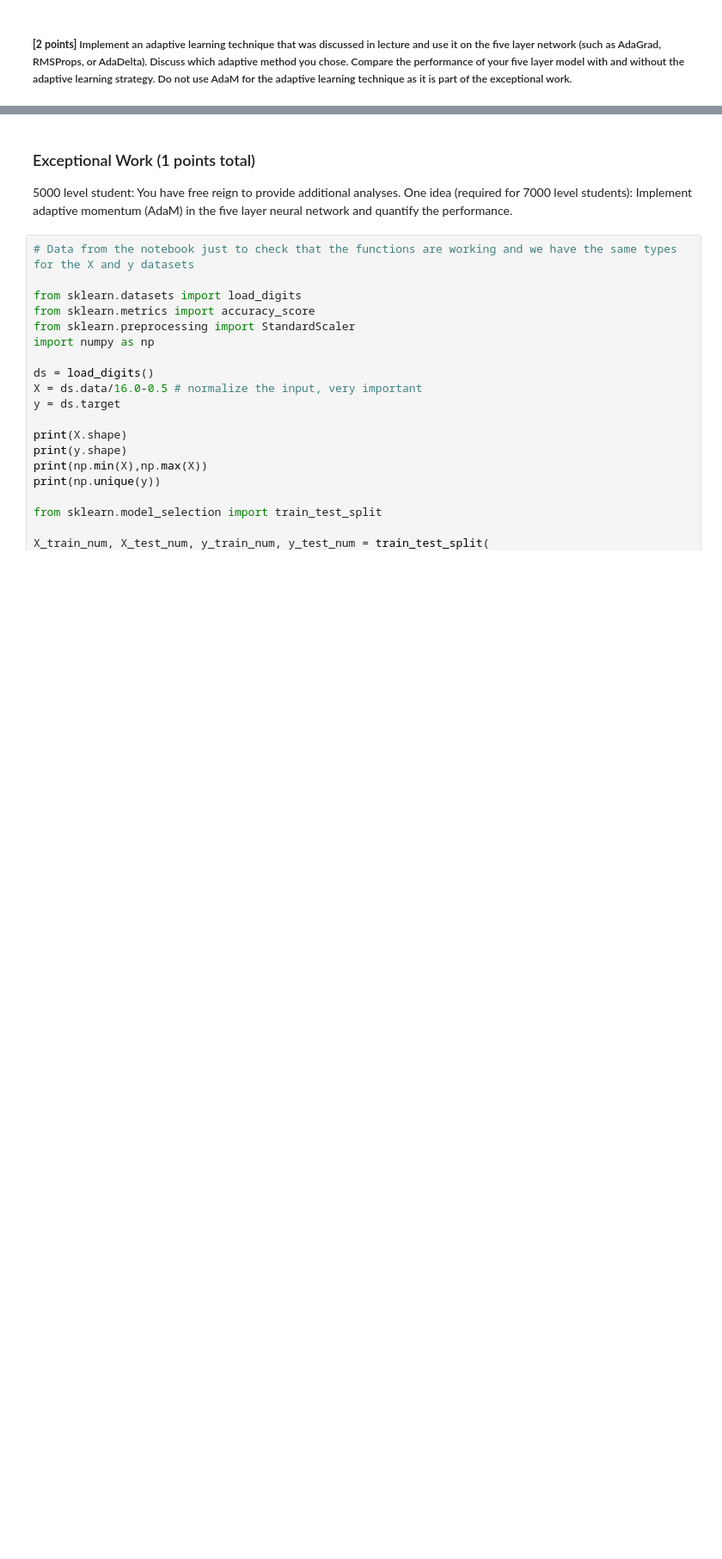
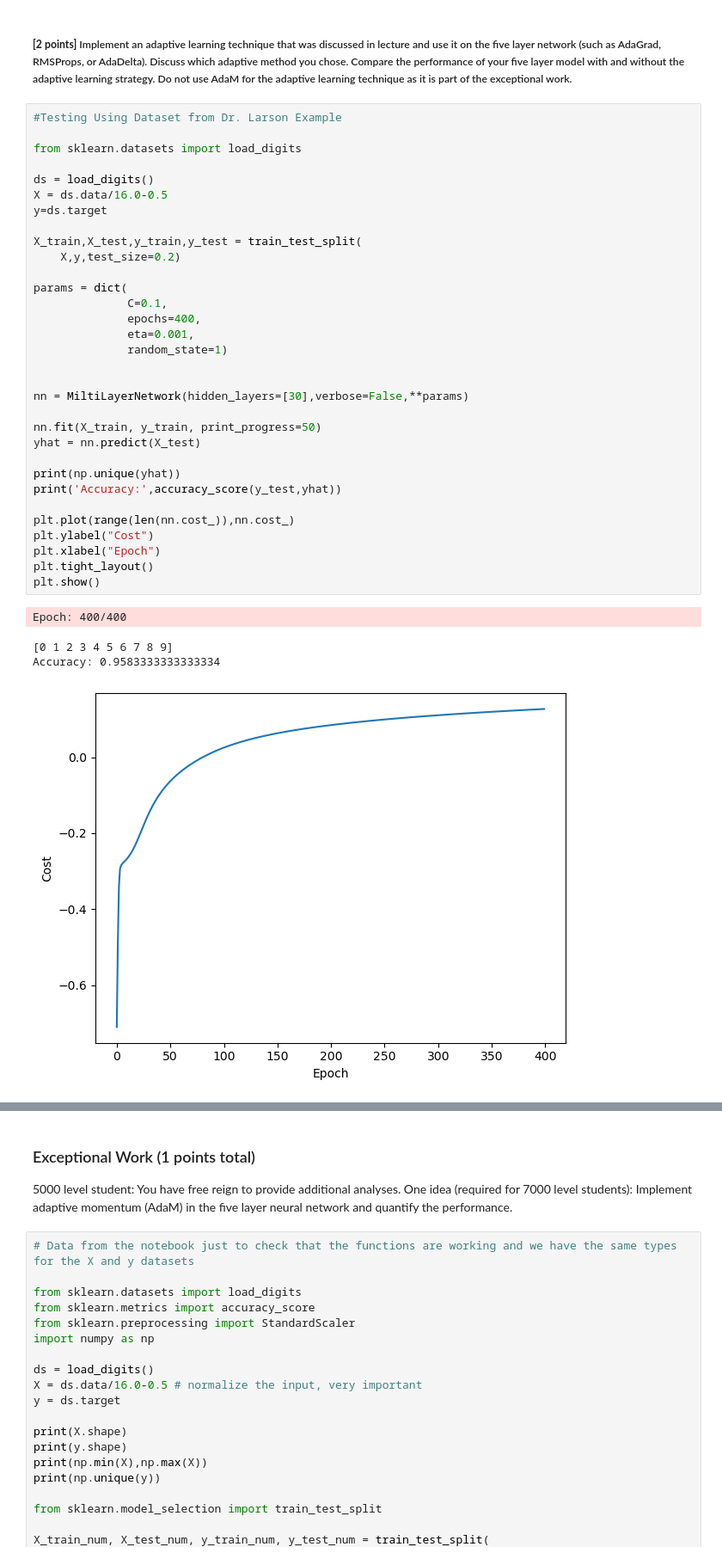
Before and after one commit to AlexShock66/LAB-4-MLP, a Jupyter notebook: MLP_Beaned.ipynb, the cells around one changed output, grey strips where cells are left out. Shown at 86% size. Cells and saved outputs as stored; diff of their text form; blank space fills up the shorter version.

```diff
--- a/MLP_Beaned.ipynb
+++ b/MLP_Beaned.ipynb
@@ -600,2 +835,39 @@ Quantify the performance of the model and graph the magnitudes for each layer ve
 # %% [markdown]
 ##### **[2 points]** Implement an adaptive learning technique that was discussed in lecture and use it on the five layer network (such as AdaGrad, RMSProps, or AdaDelta). Discuss which adaptive method you chose. Compare the performance of your five layer model with and without the adaptive learning strategy. Do not use AdaM for the adaptive learning technique as it is part of the exceptional work.
+# %%
+#Testing Using Dataset from Dr. Larson Example
+
+from sklearn.datasets import load_digits
+
+ds = load_digits()
+X = ds.data/16.0-0.5
+y=ds.target
+
+X_train,X_test,y_train,y_test = train_test_split(
+    X,y,test_size=0.2)
+
+params = dict(
+              C=0.1,
+              epochs=400,
+              eta=0.001,
+              random_state=1)
+
+
+nn = MiltiLayerNetwork(hidden_layers=[30],verbose=False,**params)
+
+nn.fit(X_train, y_train, print_progress=50)
+yhat = nn.predict(X_test)
+
+print(np.unique(yhat))
+print('Accuracy:',accuracy_score(y_test,yhat))
+
+plt.plot(range(len(nn.cost_)),nn.cost_)
+plt.ylabel("Cost")
+plt.xlabel("Epoch")
+plt.tight_layout()
+plt.show()
+# %% [output]
+Epoch: 400/400
+[0 1 2 3 4 5 6 7 8 9]
+Accuracy: 0.9583333333333334
+[figure, added]
```
Also changed, not shown: parts of 12 cells of this notebook.
